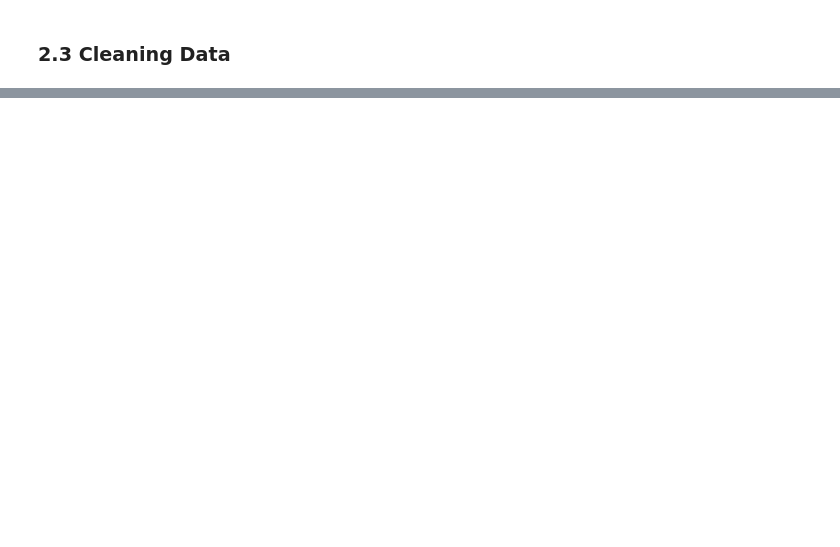
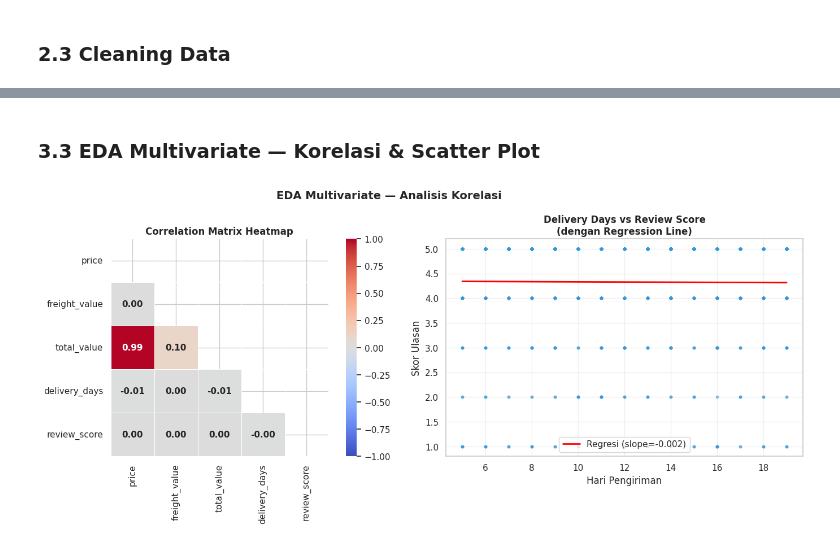
Before and after one commit to DevitaHasnasya/project-akhir-idcamp-2026, a Jupyter notebook: notebook.ipynb, the cells around one changed output, grey strips where cells are left out. Cells and saved outputs as stored; diff of their text form; code cells hidden in the pictures; blank space fills up the shorter version.

```diff
--- a/notebook.ipynb
+++ b/notebook.ipynb
@@ -20,14 +22,14 @@ import numpy as np
 import matplotlib.pyplot as plt
 import matplotlib.ticker as mticker
 import seaborn as sns
+from scipy import stats
+from scipy.stats import skew, kurtosis, chi2_contingency
 import warnings
 warnings.filterwarnings('ignore')
 
-# Set style
 plt.rcParams['figure.figsize'] = (12, 6)
-plt.rcParams['font.size'] = 12
+plt.rcParams['font.size'] = 11
 sns.set_theme(style='whitegrid', palette='Set2')
-
 print('Libraries imported successfully!')
 # %% [output]
 Libraries imported successfully!
@@ -581,0 +127,12 @@ Kepuasan pelanggan sangat tinggi dengan rata-rata **4.09/5.0** dan 63% memberika
+# %%
+full_df = (orders_df
+    .merge(items_df, on='order_id', how='inner')
+    .merge(products_df[['product_id','product_category_name']], on='product_id', how='left')
+    .merge(customers_df, on='customer_id', how='left')
+)
+full_df['total_value']  = full_df['price'] + full_df['freight_value']
+orders_reviews          = orders_df.merge(reviews_df[['order_id','review_score']], on='order_id', how='inner')
+delivered_full          = full_df[full_df['order_status'] == 'delivered'].copy()
+
+print(f'Dataset gabungan: {full_df.shape}')
+print(f'Order delivered : {len(delivered_full):,} ({len(delivered_full)/len(full_df)*100:.1f}%)')
@@ -581,0 +231,31 @@ Kepuasan pelanggan sangat tinggi dengan rata-rata **4.09/5.0** dan 63% memberika
+# %% [markdown]
+### 3.3 EDA Multivariate — Korelasi & Scatter Plot
+# %%
+corr_df = delivered_full.merge(
+    reviews_df[['order_id','review_score']], on='order_id', how='left'
+)[['price','freight_value','total_value','delivery_days','review_score']].dropna()
+
+fig, axes = plt.subplots(1, 2, figsize=(15, 6))
+fig.suptitle('EDA Multivariate — Analisis Korelasi', fontsize=14, fontweight='bold')
+
+corr_matrix = corr_df.corr()
+mask = np.triu(np.ones_like(corr_matrix, dtype=bool))
+sns.heatmap(corr_matrix, annot=True, fmt='.2f', cmap='coolwarm',
+            mask=mask, ax=axes[0], vmin=-1, vmax=1,
+            linewidths=0.5, square=True, annot_kws={'size':11,'weight':'bold'})
+axes[0].set_title('Correlation Matrix Heatmap', fontweight='bold')
+
+sample = corr_df.sample(min(3000, len(corr_df)), random_state=42)
+axes[1].scatter(sample['delivery_days'], sample['review_score'], alpha=0.15, color='#3498db', s=10)
+m, b = np.polyfit(sample['delivery_days'], sample['review_score'], 1)
+xl = np.linspace(sample['delivery_days'].min(), sample['delivery_days'].max(), 100)
+axes[1].plot(xl, m*xl+b, 'r-', lw=2, label=f'Regresi (slope={m:.3f})')
+axes[1].set_title('Delivery Days vs Review Score\n(dengan Regression Line)', fontweight='bold')
+axes[1].set_xlabel('Hari Pengiriman'); axes[1].set_ylabel('Skor Ulasan')
+axes[1].legend(); axes[1].grid(alpha=0.3)
+
+plt.tight_layout()
+plt.savefig('viz_korelasi.png', dpi=120, bbox_inches='tight')
+plt.show()
+# %% [output]
+[figure, added]
```
Also changed, not shown: parts of 67 cells of this notebook, 2 other files.
